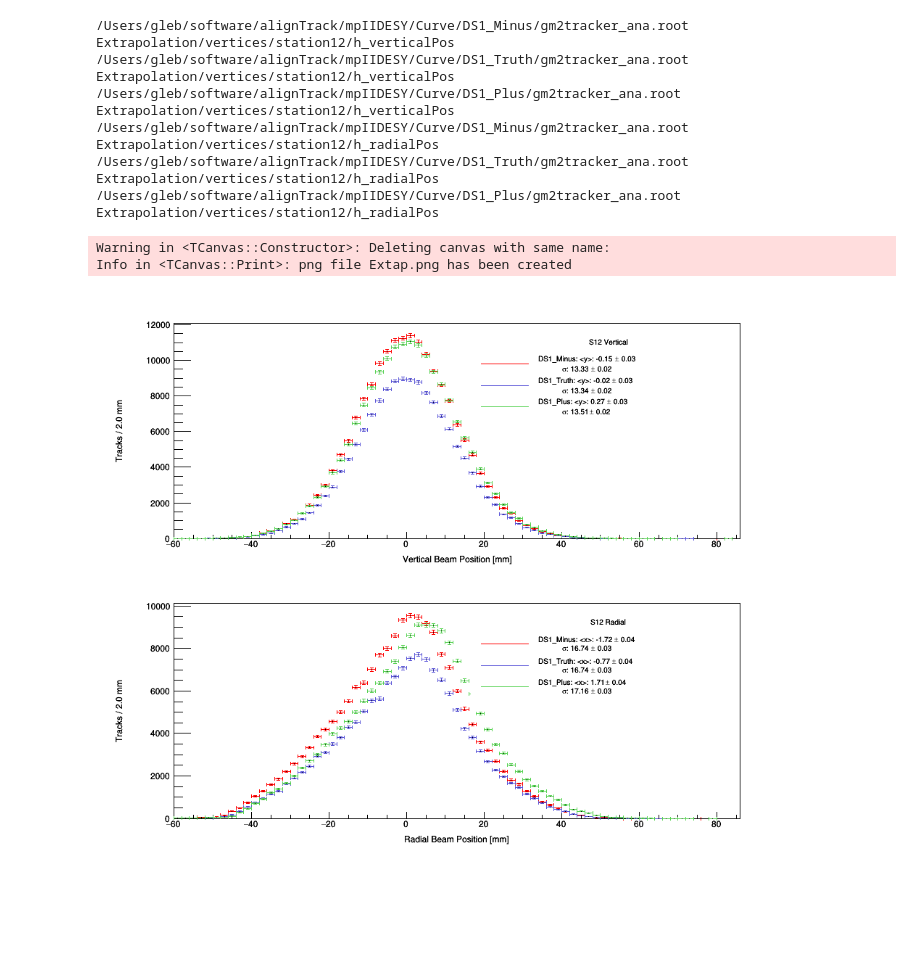
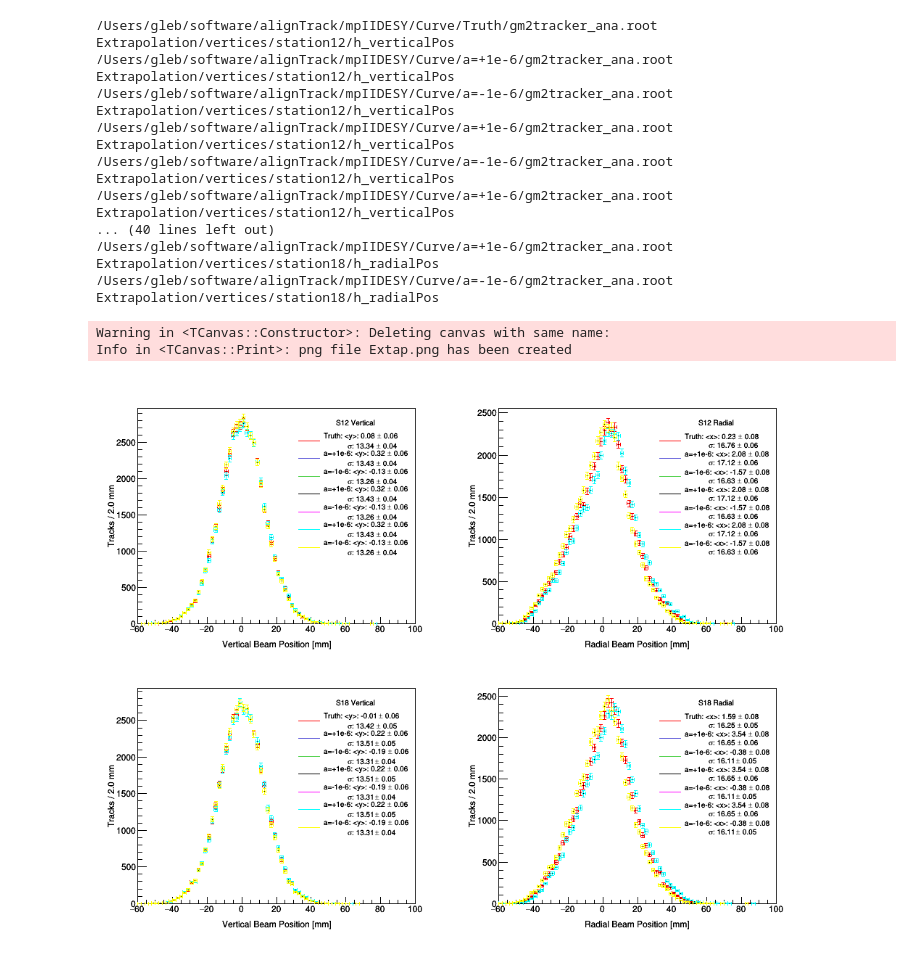
Before and after one commit to glukicov/alignTrack, a Jupyter notebook: mpIIDESY/Extrapolation_Sim.ipynb, the cells around one changed output. Cells and saved outputs as stored; diff of their text form; code cells hidden in the pictures; blank space fills up the shorter version.

Commit message:
FoM Plots

```diff
--- a/mpIIDESY/Extrapolation_Sim.ipynb
+++ b/mpIIDESY/Extrapolation_Sim.ipynb
@@ -8,12 +8,10 @@ from ROOT import TH1D, TH2D, TF1, TCanvas, TFile, gStyle, TLegend, gROOT
 #Define constant paths and labels
 plotPath = "Extrapolation/vertices/station"
 topDir = "/Users/gleb/software/alignTrack/mpIIDESY/Curve/"
-# states=("Truth", "Plus", "Minus")
-states=("DS1_Minus", "DS1_Truth", "DS1_Plus")
+states=("Truth", "a=+1e-6", "a=-1e-6","a=+1e-6", "a=-1e-6",  "a=+1e-6", "a=-1e-6")
 stateN = len(states)
 fileName="gm2tracker_ana.root"
-# stations=[12, 18]
-stations=[12]
+stations=[12, 18]
 stationN=len(stations)
 
 
@@ -26,7 +24,7 @@ xTitles= ["Vertical Beam Position", "Radial Beam Position"]
 
 #Legen labels (looped over i_state)
 legendName = states
-colorLine = [2, 9, 8] # red, blue, green
+colorLine = [2, 9, 8, 1, 6, 7, 5] # red, blue, green, black, purple, cyan, yellow
 colorHisto = colorLine
 
 #Open TFiles (looped over i_state)
@@ -51,7 +49,7 @@ i_plot = 1
 
 for i_station in range(0, stationN):
     for i_global in range(0, globalN):
-        legend =  TLegend(0.9, 0.87, 0.52, 0.55)
+        legend =  TLegend(0.90, 0.88, 0.55, 0.35)
         canvas.cd(i_plot) # cd for each station and rad/ver
         for i_state in range(0, stateN):
 
@@ -67,7 +65,7 @@ for i_station in range(0, stationN):
 
             #Rebin and minipulate the histo
             hist_1D.Rebin()
-            hist_1D.GetXaxis().SetRangeUser(-60, 85) # applying a maximum range cut
+            hist_1D.GetXaxis().SetRangeUser(-60, 100) # applying a maximum range cut
             binN=hist_1D.GetBinWidth(1)
 
             hist_1D.SetTitle("")
@@ -95,40 +93,45 @@ for i_station in range(0, stationN):
             legenObject = hist_1D
             meanArray.append(mean)
 
 
             #take care of the legend
             legenValue1 = str(legendName[i_state])+": "+str(result)+": "+str(mean)+" #pm "+str(mean_error)
             legenValue2 = "#sigma: "+str(sd)+" #pm "+str(sd_error)
             legend.AddEntry(legenObject,"#splitline{"+str(legenValue1)+"}{           "+str(legenValue2)+"}","L") # make appropriate spacing
             legend.SetTextSize(.028)
             legend.Draw("same")
 
 
         #Do some final massaging per pad
         legend.SetHeader("S"+str(stations[i_station])+" "+canvasTitle[i_global], "C"); # option "C" allows to center the header
         legendArray.append(legend)
         meanArray=[]
         gStyle.SetOptStat(0)
         gStyle.SetOptFit(0)
         gStyle.SetLegendBorderSize(0)
         gStyle.SetLegendTextSize(0.15)
         i_plot+=1
 
 canvas.Draw()
 canvas.Print("Extap.png")
 # %% [output]
-/Users/gleb/software/alignTrack/mpIIDESY/Curve/DS1_Minus/gm2tracker_ana.root
+/Users/gleb/software/alignTrack/mpIIDESY/Curve/Truth/gm2tracker_ana.root
 Extrapolation/vertices/station12/h_verticalPos
-/Users/gleb/software/alignTrack/mpIIDESY/Curve/DS1_Truth/gm2tracker_ana.root
+/Users/gleb/software/alignTrack/mpIIDESY/Curve/a=+1e-6/gm2tracker_ana.root
 Extrapolation/vertices/station12/h_verticalPos
-/Users/gleb/software/alignTrack/mpIIDESY/Curve/DS1_Plus/gm2tracker_ana.root
+/Users/gleb/software/alignTrack/mpIIDESY/Curve/a=-1e-6/gm2tracker_ana.root
 Extrapolation/vertices/station12/h_verticalPos
-/Users/gleb/software/alignTrack/mpIIDESY/Curve/DS1_Minus/gm2tracker_ana.root
-Extrapolation/vertices/station12/h_radialPos
-/Users/gleb/software/alignTrack/mpIIDESY/Curve/DS1_Truth/gm2tracker_ana.root
-Extrapolation/vertices/station12/h_radialPos
-/Users/gleb/software/alignTrack/mpIIDESY/Curve/DS1_Plus/gm2tracker_ana.root
-Extrapolation/vertices/station12/h_radialPos
+/Users/gleb/software/alignTrack/mpIIDESY/Curve/a=+1e-6/gm2tracker_ana.root
+Extrapolation/vertices/station12/h_verticalPos
+/Users/gleb/software/alignTrack/mpIIDESY/Curve/a=-1e-6/gm2tracker_ana.root
+Extrapolation/vertices/station12/h_verticalPos
+/Users/gleb/software/alignTrack/mpIIDESY/Curve/a=+1e-6/gm2tracker_ana.root
+Extrapolation/vertices/station12/h_verticalPos
+... (40 lines left out)
+/Users/gleb/software/alignTrack/mpIIDESY/Curve/a=+1e-6/gm2tracker_ana.root
+Extrapolation/vertices/station18/h_radialPos
+/Users/gleb/software/alignTrack/mpIIDESY/Curve/a=-1e-6/gm2tracker_ana.root
+Extrapolation/vertices/station18/h_radialPos
 Warning in <TCanvas::Constructor>: Deleting canvas with same name:
 Info in <TCanvas::Print>: png file Extap.png has been created
-[figure, old version]
+[figure, new version]
```
Also changed, not shown: 10 other files.
